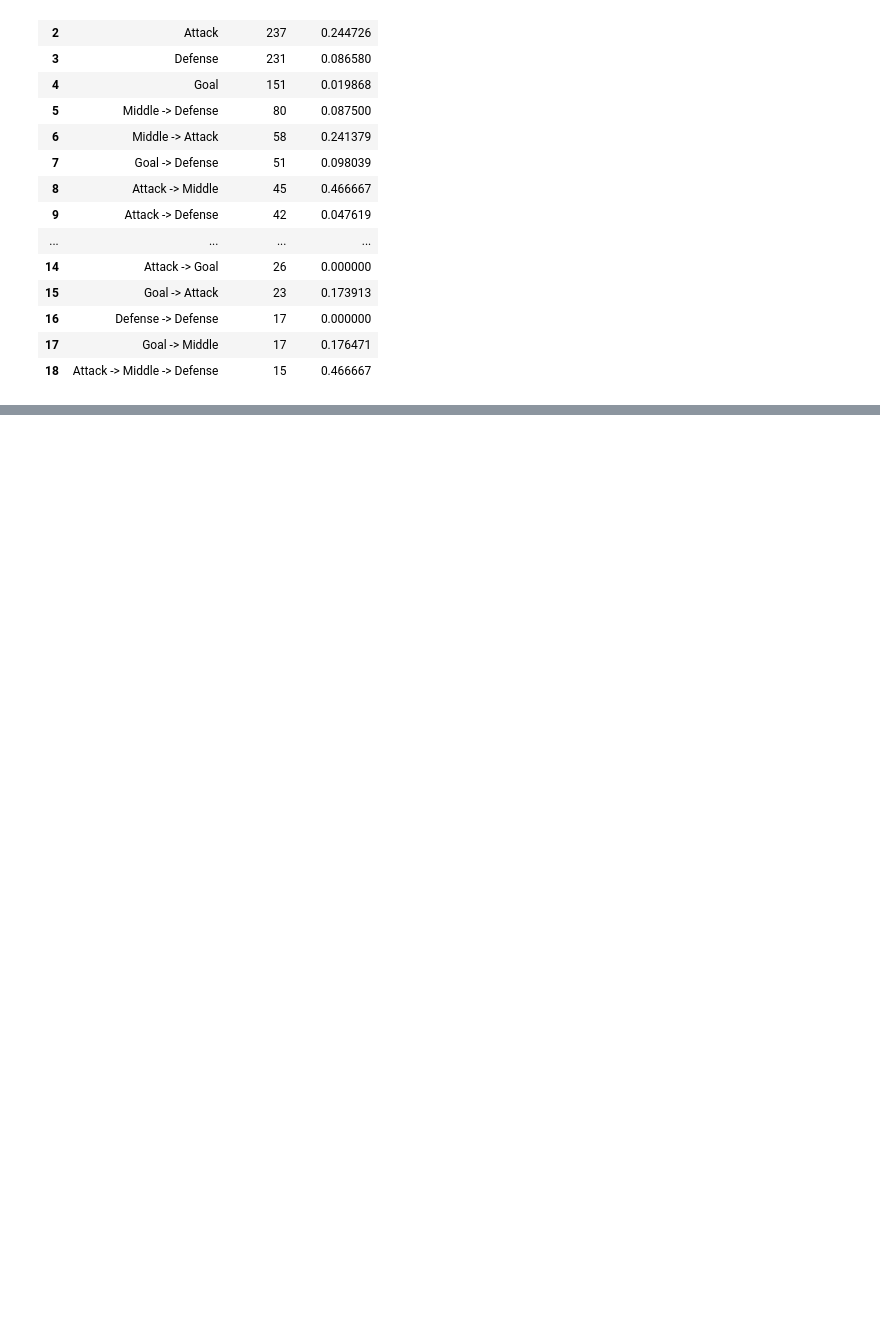
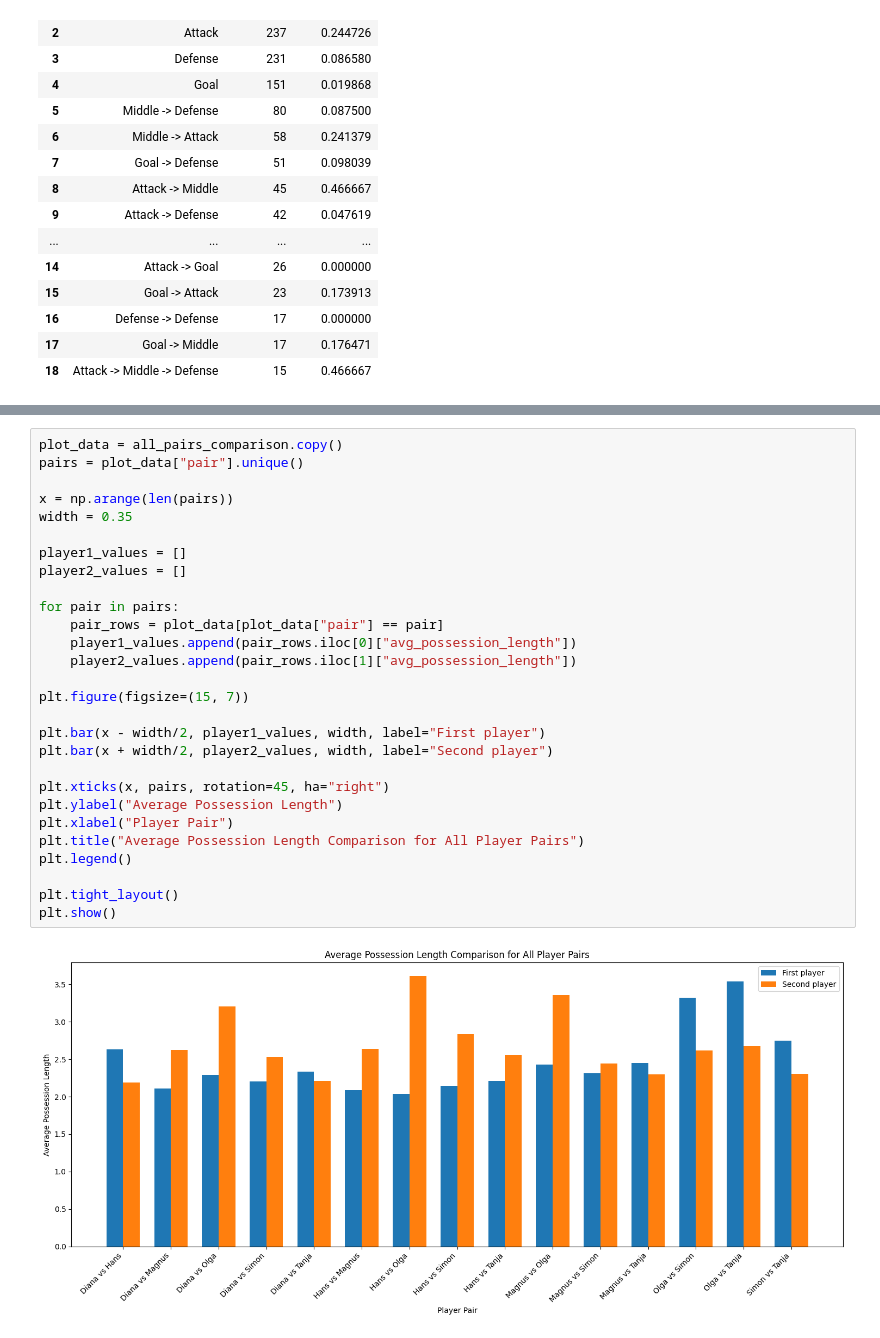
Before and after one commit to Rutvik-rn/Kicker-Strategy, a Jupyter notebook: notebook.ipynb, the cells around one changed output, grey strips where cells are left out. Drawn from its saved outputs; the diff is of its cells as text; blank space fills up the shorter version.

```diff
--- a/notebook.ipynb
+++ b/notebook.ipynb
@@ -1262,0 +1352,30 @@ analyze_player_shot_paths(timestamped_data_tanja)
+# %%
+plot_data = all_pairs_comparison.copy()
+pairs = plot_data["pair"].unique()
+
+x = np.arange(len(pairs))
+width = 0.35
+
+player1_values = []
+player2_values = []
+
+for pair in pairs:
+    pair_rows = plot_data[plot_data["pair"] == pair]
+    player1_values.append(pair_rows.iloc[0]["avg_possession_length"])
+    player2_values.append(pair_rows.iloc[1]["avg_possession_length"])
+
+plt.figure(figsize=(15, 7))
+
+plt.bar(x - width/2, player1_values, width, label="First player")
+plt.bar(x + width/2, player2_values, width, label="Second player")
+
+plt.xticks(x, pairs, rotation=45, ha="right")
+plt.ylabel("Average Possession Length")
+plt.xlabel("Player Pair")
+plt.title("Average Possession Length Comparison for All Player Pairs")
+plt.legend()
+
+plt.tight_layout()
+plt.show()
+# %% [output]
+[figure, added]
```
Also changed, not shown: parts of 6 cells of this notebook.
